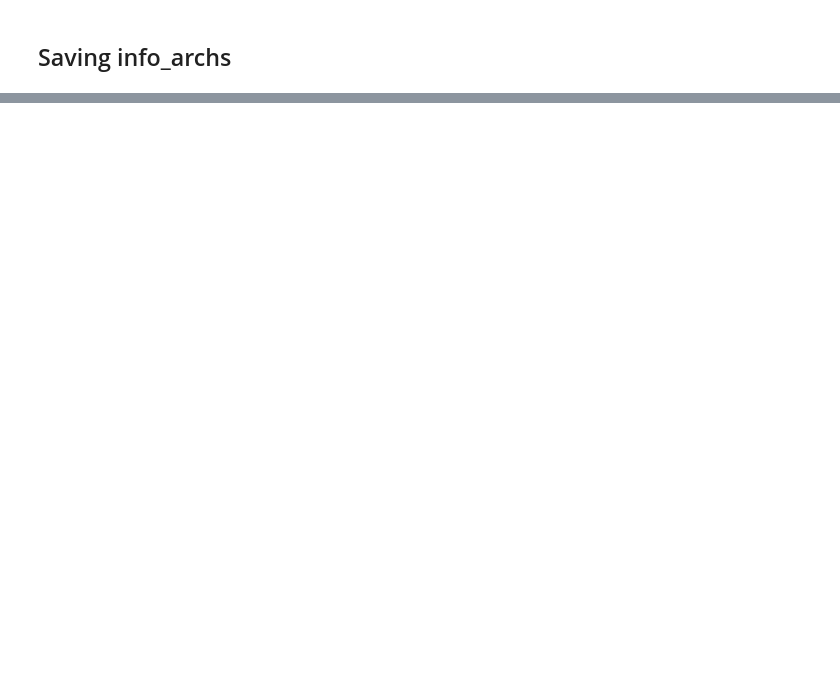
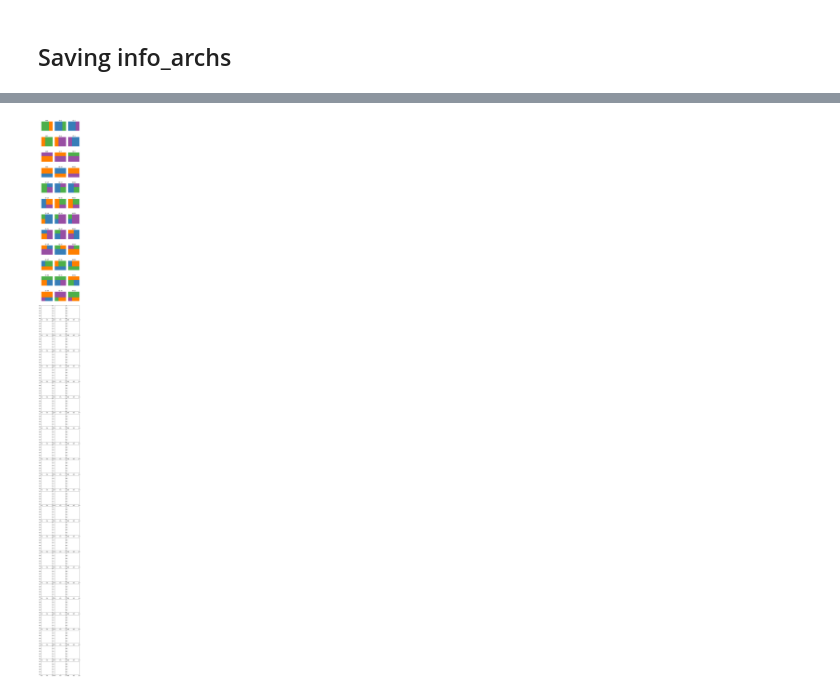
Before and after one commit to benlevyx/interpretable-ml, a Jupyter notebook: notebooks/json-info-arch.ipynb, the cells around one changed output, grey strips where cells are left out. Cells and saved outputs as stored; diff of their text form; code cells hidden in the pictures; blank space fills up the shorter version.

```diff
--- a/notebooks/json-info-arch.ipynb
+++ b/notebooks/json-info-arch.ipynb
@@ -286,0 +187,12 @@ print(tree)
+# %%
+jsondict = json.load(config.ia_layouts_file.open('r'))
+# %%
+treemaps_reloaded = list([ia.InfoArchTree.from_json(info_arch).to_array() for info_arch in jsondict['architectures']])
+# %%
+fig, axs = plt.subplots(len(treemaps_reloaded), 3, figsize=(3 * 2, len(treemaps_reloaded) * 2.5))
+for i, (treemap, ax) in enumerate(zip(treemaps_reloaded, axs.flat)):
+    plotting.plot_treemap(treemap, ax=ax, vmin=0, vmax=9, cmap='Set1')
+    ax.set_title(f'ID {i}')
+    ax.axis('off')
+# %% [output]
+[figure, added]
```
Also changed, not shown: parts of 21 cells of this notebook, 4 other files.
